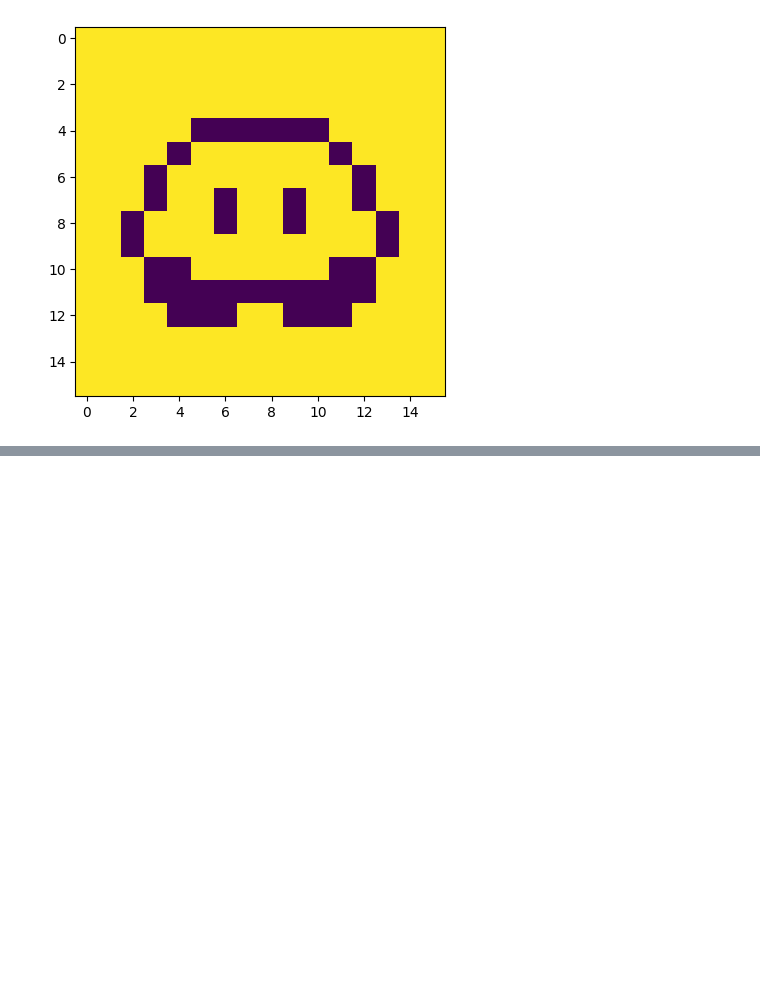
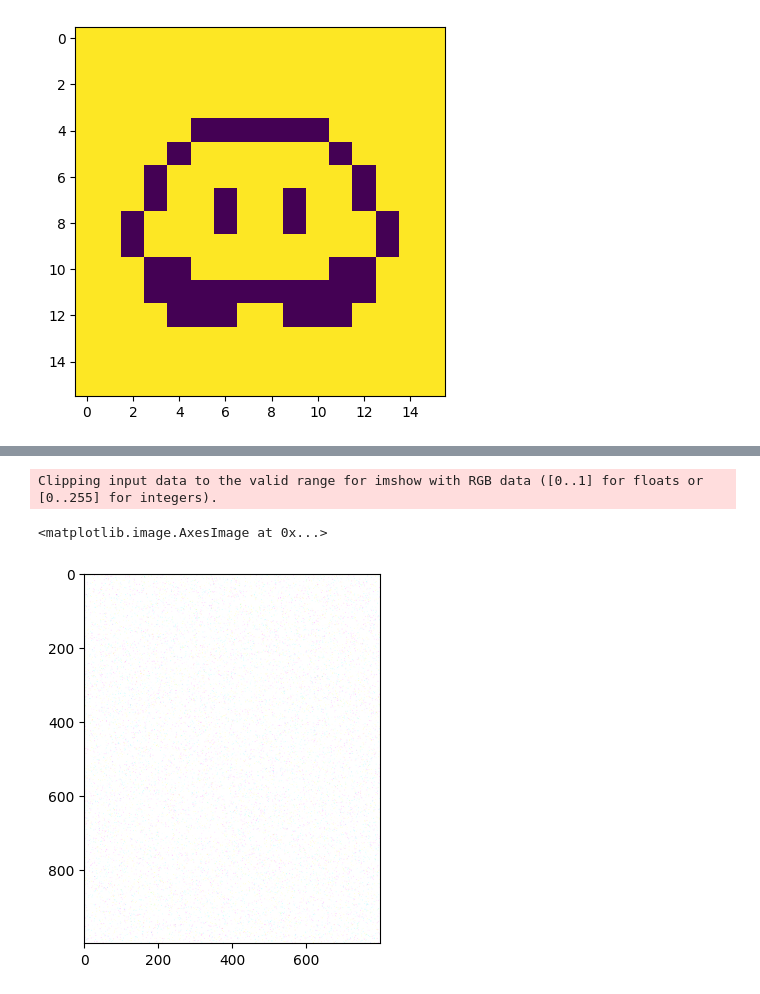
Before and after one commit to pacaicedo/pacaicedo.github.io, a Jupyter notebook: pres/pruebas.ipynb, the cells around one changed output, grey strips where cells are left out. Cells and saved outputs as stored; diff of their text form; code cells hidden in the pictures; blank space fills up the shorter version.

```diff
--- a/pres/pruebas.ipynb
+++ b/pres/pruebas.ipynb
@@ -41,0 +49,12 @@ plt.imshow(255*Kirby_1bit)
+# %%
+image_synt1 = np.uint8(0.1*np.abs(np.random.normal(0, 1, x_ray_chest.shape[0:2])))
+image_synt1 = 100*np.abs(np.random.normal(0, 1, x_ray_chest.shape))
+image_synt = np.zeros(x_ray_chest.shape)
+#image_synt[:,:,0] = image_synt1
+#image_synt[:,:,1] = image_synt1
+#image_synt[:,:,2] = image_synt1
+plt.imshow(image_synt1)
+# %% [output]
+Clipping input data to the valid range for imshow with RGB data ([0..1] for floats or [0..255] for integers).
+<matplotlib.image.AxesImage at 0x...>
+[figure, added]
```
Also changed, not shown: parts of 5 cells of this notebook, 9 other files.
